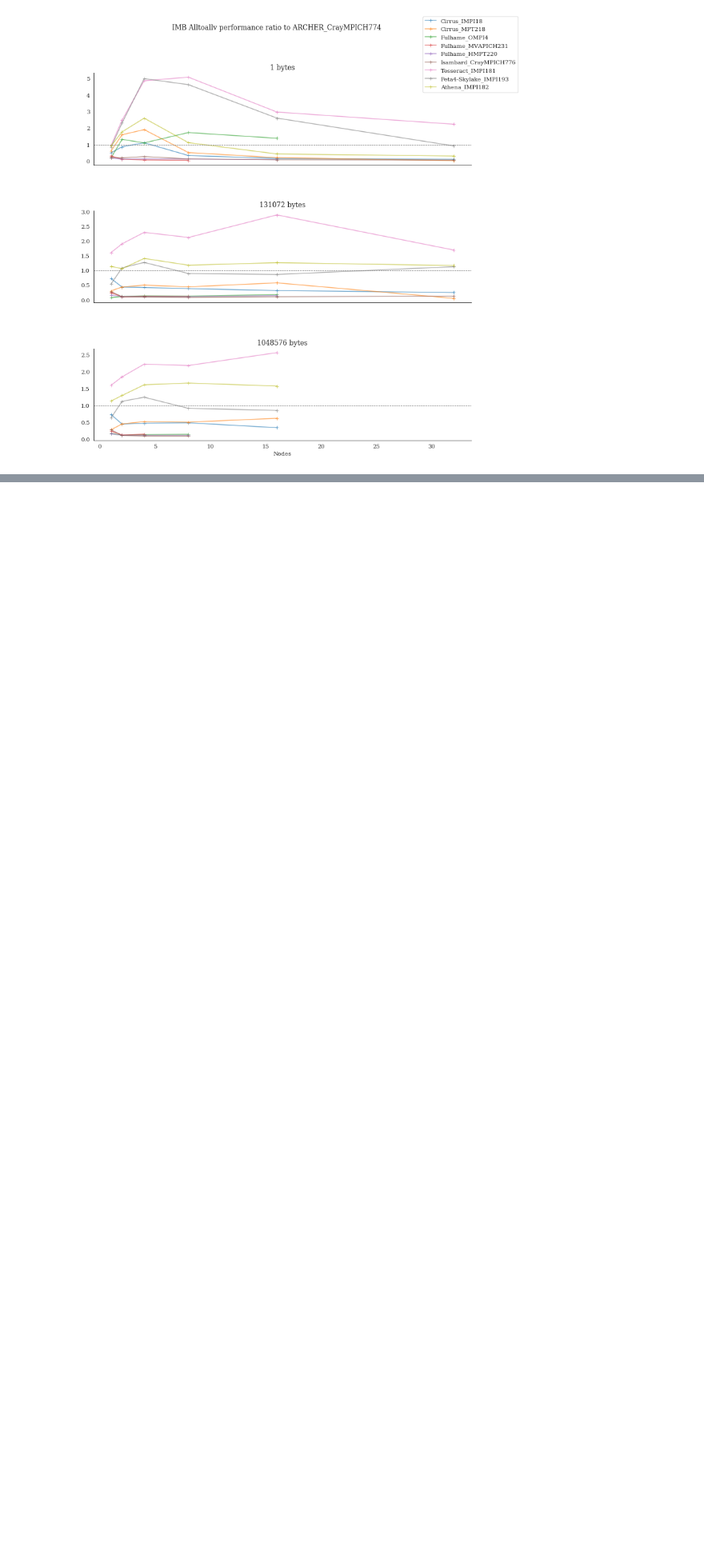
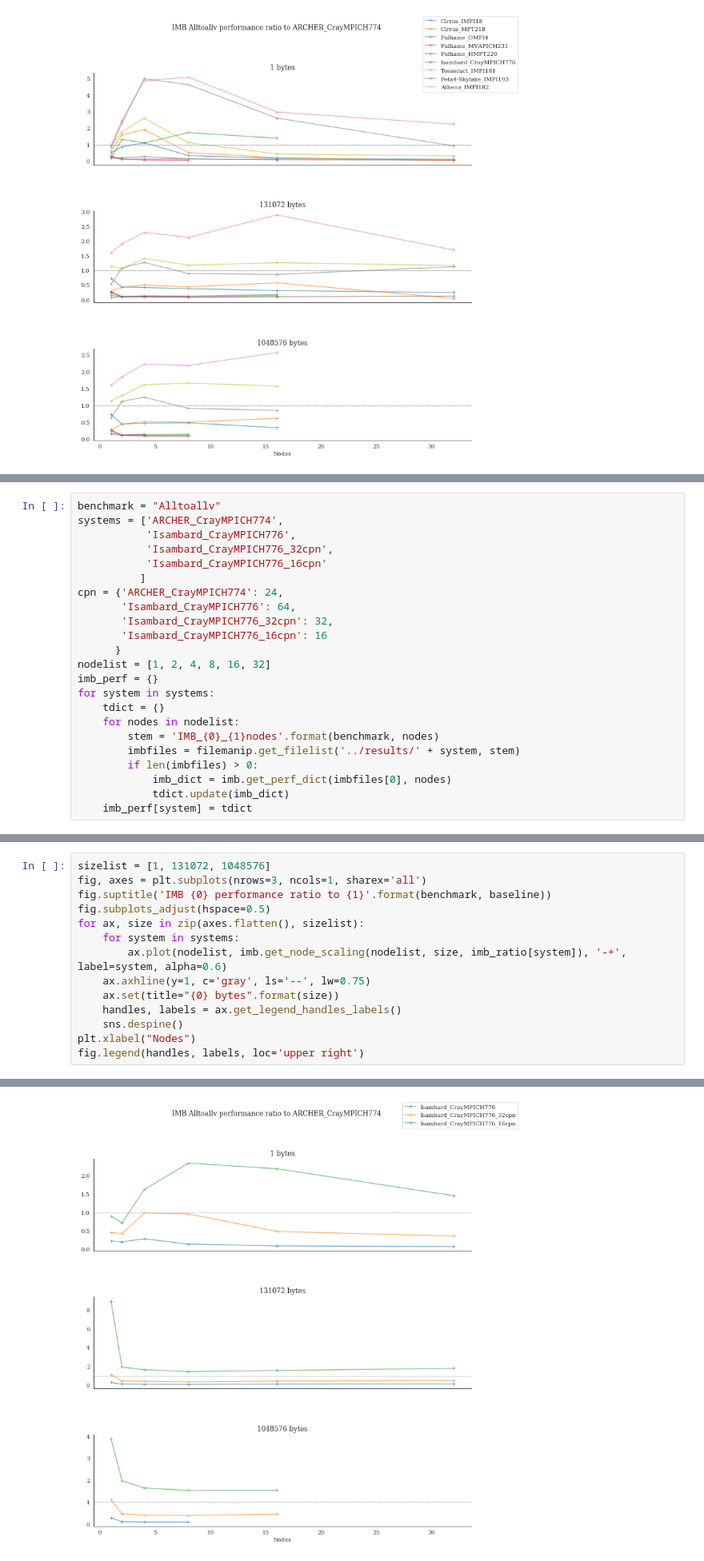
Before and after one commit to hpc-uk/archer-benchmarks, a Jupyter notebook: synth/IMB/analysis/IMB_Alltoallv_compare.ipynb, the cells around one changed output, grey strips where cells are left out. Shown at 80% size. Cells and saved outputs as stored; diff of their text form; blank space fills up the shorter version.

Commit message:
Updated Alltoallv analysis with Isambard underpopulation results

```diff
--- a/synth/IMB/analysis/IMB_Alltoallv_compare.ipynb
+++ b/synth/IMB/analysis/IMB_Alltoallv_compare.ipynb
@@ -218,0 +221,23 @@ fig.legend(handles, labels, loc='upper right')
+# %%
+benchmark = "Alltoallv"
+systems = ['ARCHER_CrayMPICH774',
+           'Isambard_CrayMPICH776',
+           'Isambard_CrayMPICH776_32cpn',
+           'Isambard_CrayMPICH776_16cpn'
+          ]
+cpn = {'ARCHER_CrayMPICH774': 24,
+       'Isambard_CrayMPICH776': 64,
+       'Isambard_CrayMPICH776_32cpn': 32,
+       'Isambard_CrayMPICH776_16cpn': 16
+      }
+nodelist = [1, 2, 4, 8, 16, 32]
+imb_perf = {}
+for system in systems:
+    tdict = {}
+    for nodes in nodelist:
+        stem = 'IMB_{0}_{1}nodes'.format(benchmark, nodes)
+        imbfiles = filemanip.get_filelist('../results/' + system, stem)
+        if len(imbfiles) > 0:
+            imb_dict = imb.get_perf_dict(imbfiles[0], nodes)
+            tdict.update(imb_dict)
+    imb_perf[system] = tdict
@@ -218,0 +295,15 @@ fig.legend(handles, labels, loc='upper right')
+# %%
+sizelist = [1, 131072, 1048576]
+fig, axes = plt.subplots(nrows=3, ncols=1, sharex='all')
+fig.suptitle('IMB {0} performance ratio to {1}'.format(benchmark, baseline))
+fig.subplots_adjust(hspace=0.5)
+for ax, size in zip(axes.flatten(), sizelist):
+    for system in systems:
+        ax.plot(nodelist, imb.get_node_scaling(nodelist, size, imb_ratio[system]), '-+', label=system, alpha=0.6)
+    ax.axhline(y=1, c='gray', ls='--', lw=0.75)
+    ax.set(title="{0} bytes".format(size))
+    handles, labels = ax.get_legend_handles_labels()
+    sns.despine()
+plt.xlabel("Nodes")
+fig.legend(handles, labels, loc='upper right')
+# %% [output]
@@ -218,0 +311 @@ fig.legend(handles, labels, loc='upper right')
+[figure, added]
```
Also changed, not shown: parts of 5 cells of this notebook, 1 other file.
